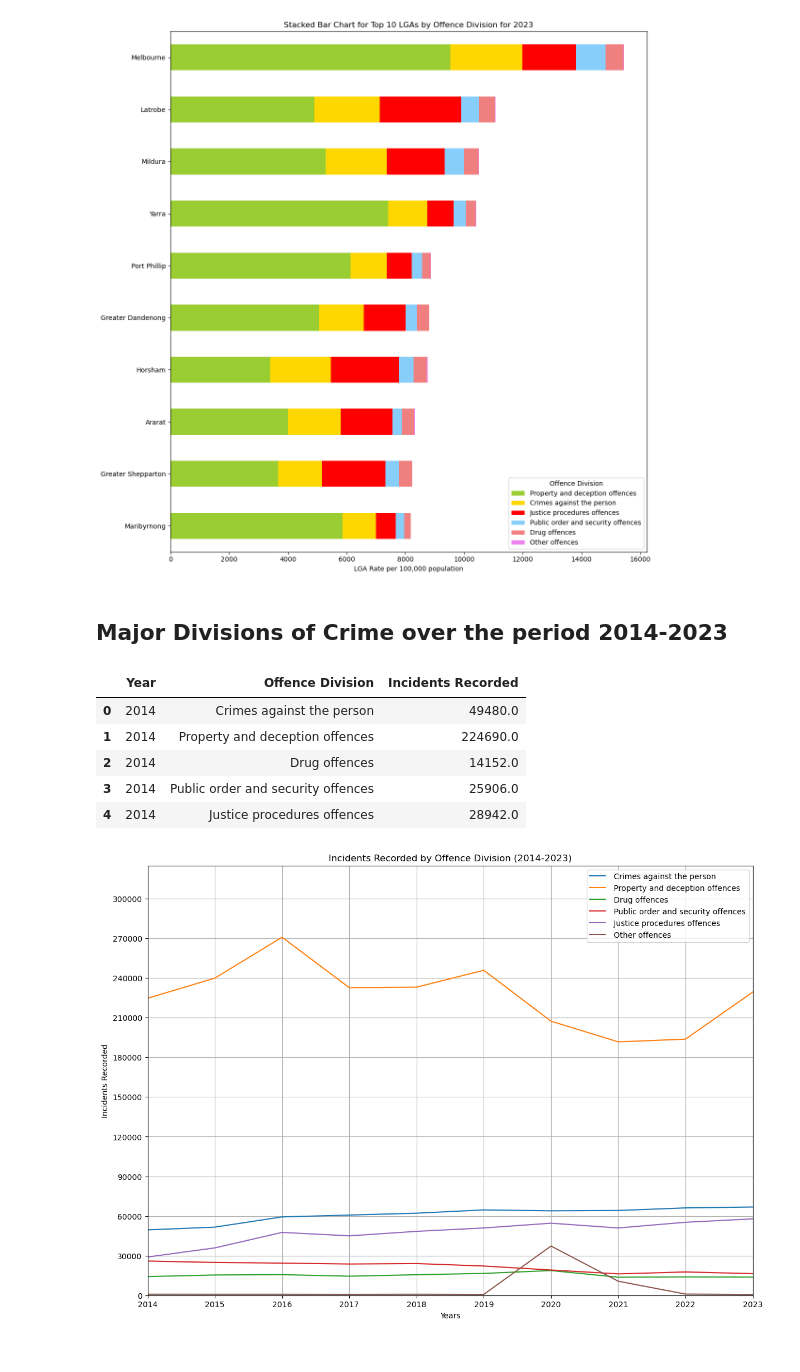
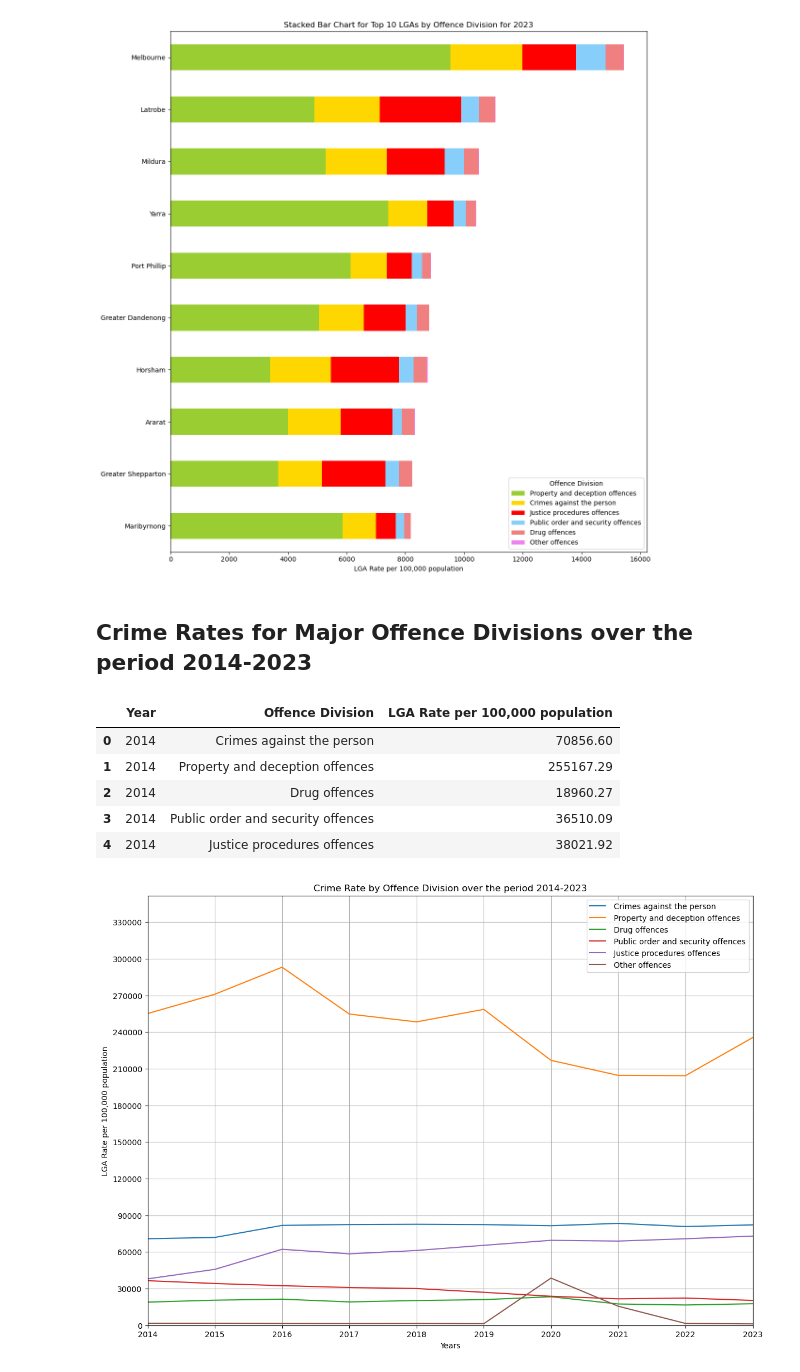
Before and after one commit to MahsaHesam/Project1, a Jupyter notebook: Crime_Analysis_in _Victoria.ipynb, the cells around one changed output. Saved outputs shown, nothing was run; the diff lists cells and outputs as text; code cells hidden in the pictures.

```diff
--- a/Crime_Analysis_in _Victoria.ipynb
+++ b/Crime_Analysis_in _Victoria.ipynb
@@ -278,40 +278,40 @@ plt.savefig('Visualisation Images/stacked bar Chart for top 10 LGAs by offence d
 # %% [output]
 [figure]
 # %% [markdown]
-## Major Divisions of Crime over the period 2014-2023
+## Crime Rates for Major Offence Divisions over the period 2014-2023
 # %%
 # Group by Year and Offence Division, and sum the 'Incidents Recorded' column
-division_crime_2014_to_2023 = clean_crimes.groupby(['Year', 'Offence Division'])['Incidents Recorded'].sum().reset_index()
+division_crime_2014_to_2023 = clean_crimes.groupby(['Year', 'Offence Division'])['LGA Rate per 100,000 population'].sum().reset_index()
 division_crime_2014_to_2023['Offence Division'] = division_crime_2014_to_2023['Offence Division'].apply(lambda x: x[1:])
 division_crime_2014_to_2023.head()
 # %% [output]
-|  | Year | Offence Division | Incidents Recorded |
-| 0 | 2014 | Crimes against the person | 49480.0 |
-| 1 | 2014 | Property and deception offences | 224690.0 |
-| 2 | 2014 | Drug offences | 14152.0 |
-| 3 | 2014 | Public order and security offences | 25906.0 |
-| 4 | 2014 | Justice procedures offences | 28942.0 |
+|  | Year | Offence Division | LGA Rate per 100,000 population |
+| 0 | 2014 | Crimes against the person | 70856.60 |
+| 1 | 2014 | Property and deception offences | 255167.29 |
+| 2 | 2014 | Drug offences | 18960.27 |
+| 3 | 2014 | Public order and security offences | 36510.09 |
+| 4 | 2014 | Justice procedures offences | 38021.92 |
 # %%
 # Plotting the line chart
 plt.figure(figsize=(14, 10))  # Set the figure size
 for division in division_crime_2014_to_2023['Offence Division'].unique():
     data = division_crime_2014_to_2023[division_crime_2014_to_2023['Offence Division'] == division]
-    plt.plot(data['Year'], data['Incidents Recorded'], label=division)
+    plt.plot(data['Year'], data['LGA Rate per 100,000 population'], label=division)
 
 plt.xlabel('Years')  # Label for x-axis
-plt.ylabel('Incidents Recorded')  # Label for y-axis
-plt.title('Incidents Recorded by Offence Division (2014-2023)')  # Title of the plot
+plt.ylabel('LGA Rate per 100,000 population')
+plt.title('Crime Rate by Offence Division over the period 2014-2023')
 plt.legend()  # Show legend
 plt.grid(True)  # Show grid
 plt.xlim(2014, 2023)
 plt.xticks(range(2014, 2024))
 
 # Set the range for the y-axis (adjust these values as needed)
-plt.ylim(0, division_crime_2014_to_2023['Incidents Recorded'].max() * 1.2)  # 20% higher than the maximum value
+plt.ylim(0, division_crime_2014_to_2023['LGA Rate per 100,000 population'].max() * 1.2)  # 20% higher than the maximum value
 
 # Show y-axis labels spaced 30,000 apart
-plt.yticks(np.arange(0, division_crime_2014_to_2023['Incidents Recorded'].max() * 1.2, step=30000))
+plt.yticks(np.arange(0, division_crime_2014_to_2023['LGA Rate per 100,000 population'].max() * 1.2, step=30000))
 
-plt.savefig('Visualisation Images/Incidents Recorded by Offence Division over the period 2014-2023.png')
+plt.savefig('Visualisation Images/crime rate by Offence Division over the period 2014-2023.png')
 # %% [output]
-[figure, old version]
+[figure, new version]
```
Also changed, not shown: parts of 1 cell of this notebook, 3 other files.
